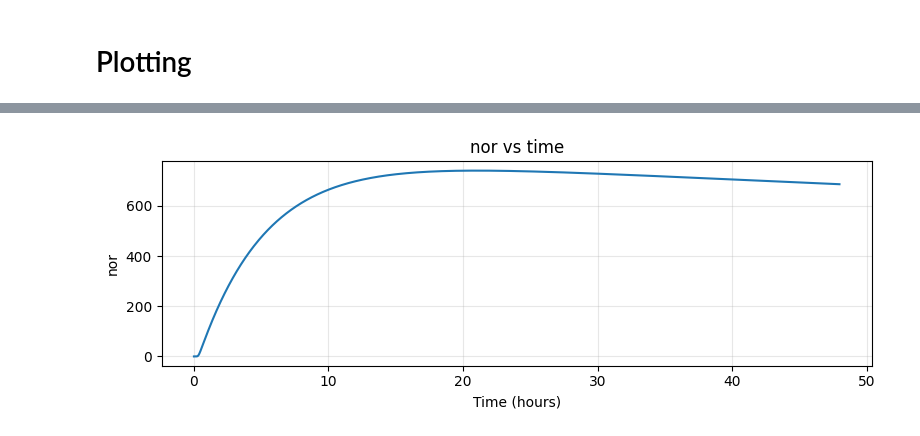
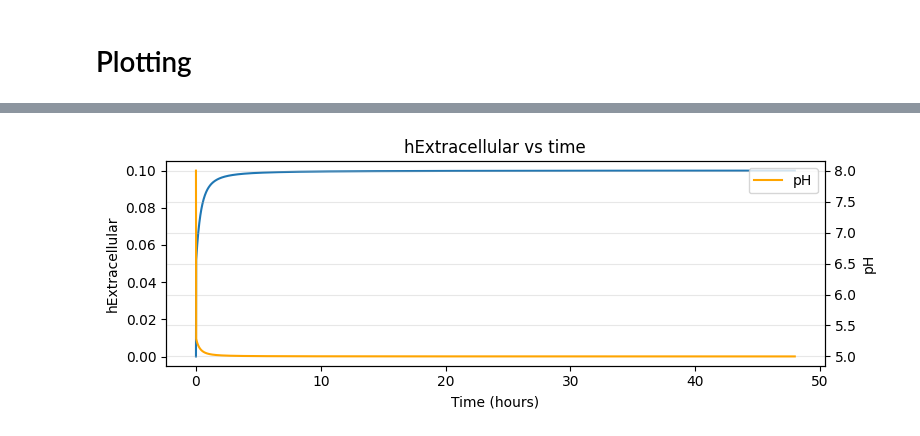
Before and after one commit to Ablacat/BME260PBL2, a Jupyter notebook: pbl2.ipynb, the cells around one changed output, grey strips where cells are left out. Cells and saved outputs as stored; diff of their text form; code cells hidden in the pictures.

```diff
--- a/pbl2.ipynb
+++ b/pbl2.ipynb
@@ -299,7 +291,9 @@ def dRNAPolymersedt(_rnaPolymerase, _mRNA):
 ## Total Rate Equation
 # %%
 def dYdt(_t, _y):
-    no3Extracellular, no3Cell, no2, no, n2o, n2, nr, nir, nor, nosz, narx, no3Narx, narl, narlp, norr, noNorr, norvw, norvwp, nnrr, noNnrr, hpo4Extracellular, hpo4Cell, hpo4Compartment, po4, caCell, caCompartment, ca3po4, hExtracellular, hCell, hCompartment, mRNA, nrmRNA, nirmRNA, normRNA, noszmRNA, ribosome, rnaPolymerase = _y
+    no3Extracellular, no3Cell, no2, no, n2o, n2, nr, nir, nor, nosz, narx, no3Narx, narl, narlp, norr, noNorr, nnrr, noNnrr, hpo4Extracellular, hpo4Cell, phosCompartmentTotal, caCell, caCompartment, ca3po4, hExtracellular, hCell, hCompartment, mRNA, nrmRNA, nirmRNA, normRNA, noszmRNA, ribosome, rnaPolymerase = _y
+
+
     return [dNo3Extracellulardt(no3Extracellular, no3Cell),
             dNo3Celldt(no3Extracellular, no3Cell, nr, no2, hCell, narx, no3Narx),
             dNo2dt(nr, no3Cell, hCell, no2, nir, no),
@@ -316,26 +310,23 @@ def dYdt(_t, _y):
             dNarlpdt(narl, no3Narx, narlp),
             dNorrdt(mRNA, norr, no, noNorr, ribosome),
             dNoNorrdt(no, norr, noNorr),
-            dNorvwdt(mRNA, norvw, noNorr, norvwp, ribosome),
-            dNorvwpdt(norvw, noNorr, norvwp),
             dNnrrdt(mRNA, nnrr, no, noNnrr, ribosome),
             dNoNnrrdt(no, nnrr, noNnrr),
             dHpo4Extracellulardt(hpo4Extracellular),
             dHpo4Celldt(hpo4Extracellular, hpo4Cell),
-            dHpo4Compartmentdt(hpo4Cell, hpo4Compartment, po4, hCompartment),
-            dPo4dt(hpo4Compartment, po4, hCompartment, caCompartment),
+            dPhosCompartmentTotaldt(hpo4Cell, phosCompartmentTotal, hCompartment, caCompartment),
             dCaCelldt(caExtracellular, caCell),
-            dCaCompartmentdt(caCell, caCompartment, po4),
-            dCa3po4dt(caCompartment, po4),
+            dCaCompartmentdt(caCell, caCompartment, phosCompartmentTotal, hCompartment),
+            dCa3po4dt(caCompartment, phosCompartmentTotal, hCompartment),
             dHExtracellulardt(hExtracellular, hCell),
             dHCelldt(hExtracellular, hCell, hCompartment, nr, no3Cell, nir, no2, nor, no, nosz, n2o, n2),
-            dHCompartmentdt(hCell, hCompartment, hpo4Compartment, po4),
+            dHCompartmentdt(hCell, hCompartment, hpo4Cell, phosCompartmentTotal, caCompartment),
             dmRNAdt(mRNA, rnaPolymerase),
             dmRNAActivateddt(nrmRNA, narlp, narlpEc50, rnaPolymerase),
             dmRNAActivateddt(nirmRNA, narlp, narlpEc50, rnaPolymerase),
-            dmRNAActivateddt(normRNA, norvwp, norvwpEc50, rnaPolymerase),
+            dmRNAActivateddt(normRNA, noNorr, noNorrEc50, rnaPolymerase),
             dmRNAActivateddt(noszmRNA, noNnrr, noNnrrEc50, rnaPolymerase),
             dRibosomedt(ribosome),
-            dRNAPolymersedt(rnaPolymerase, mRNA)]
+            dRNAPolymersedt(rnaPolymerase, mRNA, ribosome)]
 # %% [markdown]
 # Initial Conditions
@@ -441,28 +427,27 @@ t = T
 # %%
 # Plot each state variable versus time
 state_variables = [
-    ("no3Extracellular", no3Extracellular),
-    ("no3Cell", no3Cell),
-    ("no2", no2),
-    ("no", no),
-    ("n2o", n2o),
-    ("n2", n2),
-    ("nr", nr),
-    ("nir", nir),
-    ("nor", nor),
-    ("nosz", nosz),
-    ("narx", narx),
-    ("no3Narx", no3Narx),
-    ("narl", narl),
-    ("narlp", narlp),
-    ("norr", norr),
-    ("noNorr", noNorr),
-    ("norvw", norvw),
-    ("norvwp", norvwp),
-    ("nnrr", nnrr),
-    ("noNnrr", noNnrr),
+    # ("no3Extracellular", no3Extracellular),
+    # ("no3Cell", no3Cell),
+    # ("no2", no2),
+    # ("no", no),
+    # ("n2o", n2o),
+    # ("n2", n2),
+    # ("nr", nr),
+    # ("nir", nir),
+    # ("nor", nor),
+    # ("nosz", nosz),
+    # ("narx", narx),
+    # ("no3Narx", no3Narx),
+    # ("narl", narl),
+    # ("narlp", narlp),
+    # ("norr", norr),
+    # ("noNorr", noNorr),
+    # ("nnrr", nnrr),
+    # ("noNnrr", noNnrr),
     ("hpo4Extracellular", hpo4Extracellular),
     ("hpo4Cell", hpo4Cell),
+    ("phosCompartmentTotal", phosCompartmentTotal),
     ("hpo4Compartment", hpo4Compartment),
     ("po4", po4),
     ("caCell", caCell),
@@ -471,21 +456,27 @@ state_variables = [
     ("hExtracellular", hExtracellular),
     ("hCell", hCell),
     ("hCompartment", hCompartment),
-    ("mRNA", mRNA),
-    ("nrmRNA", nrmRNA),
-    ("nirmRNA", nirmRNA),
-    ("normRNA", normRNA),
-    ("noszmRNA", noszmRNA),
-    ("ribosome", ribosome),
-    ("rnaPolymerase", rnaPolymerase)
+    # ("mRNA", mRNA),
+    # ("nrmRNA", nrmRNA),
+    # ("nirmRNA", nirmRNA),
+    # ("normRNA", normRNA),
+    # ("noszmRNA", noszmRNA),
+    # ("ribosome", ribosome),
+    # ("rnaPolymerase", rnaPolymerase)
 ]
 for name, values in state_variables:
     plt.figure(figsize=(8, 3))
     plt.plot(t, values)
-    # plt.yscale('log')
     plt.title(f"{name} vs time")
     plt.xlabel("Time (hours)")
     plt.ylabel(name)
+    #if hydrogen, also plot pH on secondary axis
+    if "hE" in name or "hC" in name:
+        pH = 4 - np.log10(values)
+        plt.twinx().plot(t, pH, color='orange', label='pH')
+        plt.ylabel("pH")
+        plt.legend(loc='upper right')
+    # plt.yscale("log")
     plt.grid(True, alpha=0.3)
     plt.tight_layout()
     plt.show()
@@ -501 +492 @@ for name, values in state_variables:
-[figure, old version]
+[figure, new version]
```
Also changed, not shown: parts of 14 cells of this notebook.
